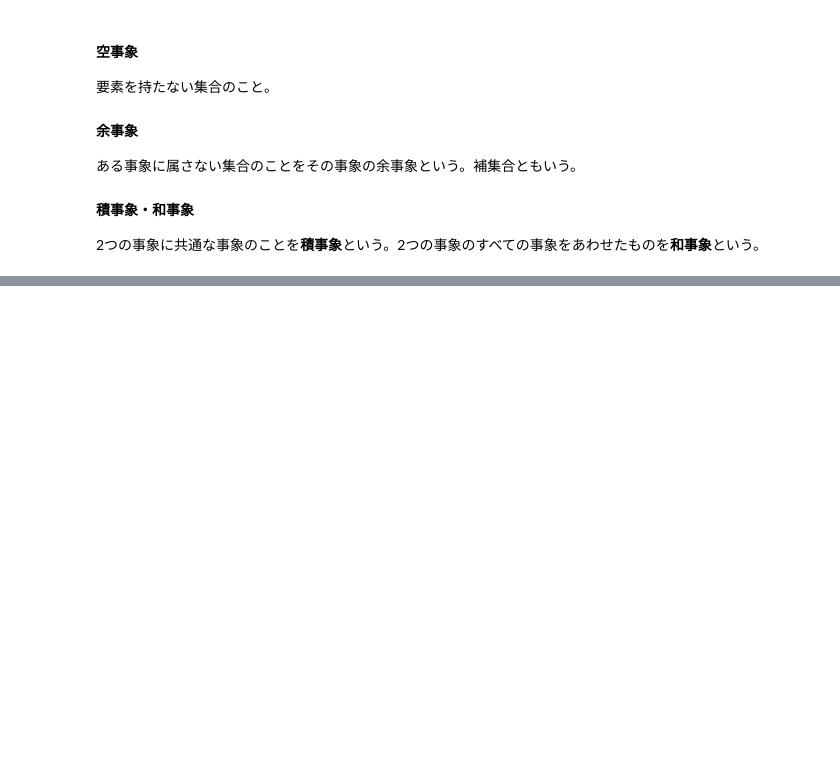
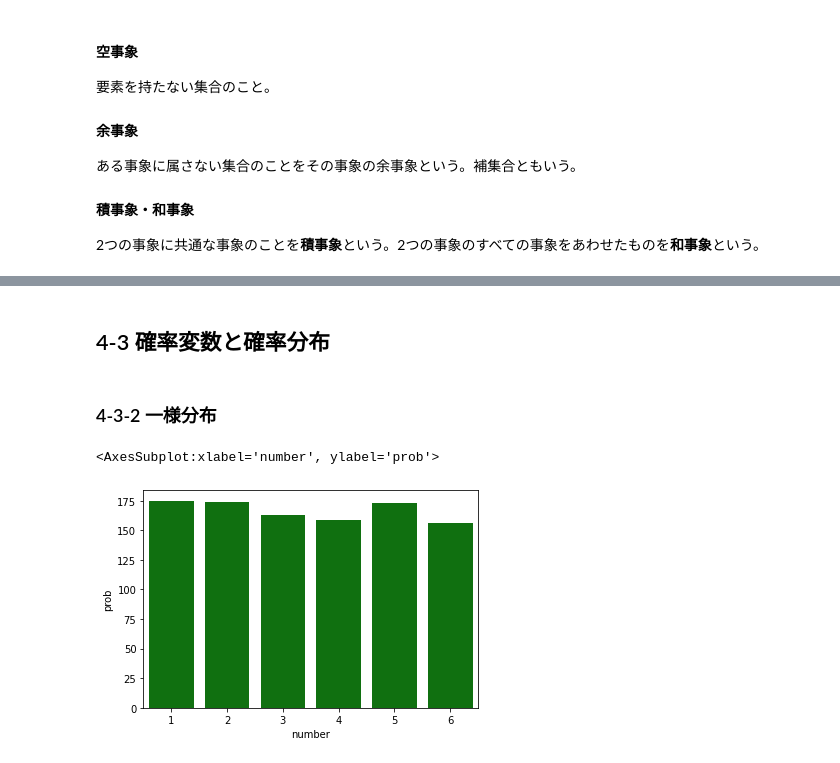
Before and after one commit to kanameg/data_scientist_training_cource, a Jupyter notebook: python/src/ data_scientist_training_chap4.ipynb, the cells around one changed output, grey strips where cells are left out. Drawn from its saved outputs; the diff is of its cells as text; code cells hidden in the pictures; blank space fills up the shorter version.

Commit message:
確率変数と確率分布を追加

```diff
--- a/python/src/ data_scientist_training_chap4.ipynb
+++ b/python/src/ data_scientist_training_chap4.ipynb
@@ -54,0 +84,18 @@ for n in dice_data:
+# %% [markdown]
+## 4-3 確率変数と確率分布
+# %% [markdown]
+### 4-3-2 一様分布
+# %%
+steps = 1000
+
+dice_rolls = np.random.choice(dice_data, steps)
+prob_data = np.array([])
+for i in range(1, 7):
+    p = len(dice_rolls[dice_rolls == i] / steps)
+    prob_data = np.append(prob_data, len(dice_rolls[dice_rolls == i] / steps))
+
+df = pd.DataFrame({'number': dice_data, 'prob': prob_data})
+sns.barplot(data=df, x='number', y='prob', color='green')
+# %% [output]
+<AxesSubplot:xlabel='number', ylabel='prob'>
+[figure, added]
```
Also changed, not shown: parts of 6 cells of this notebook.
